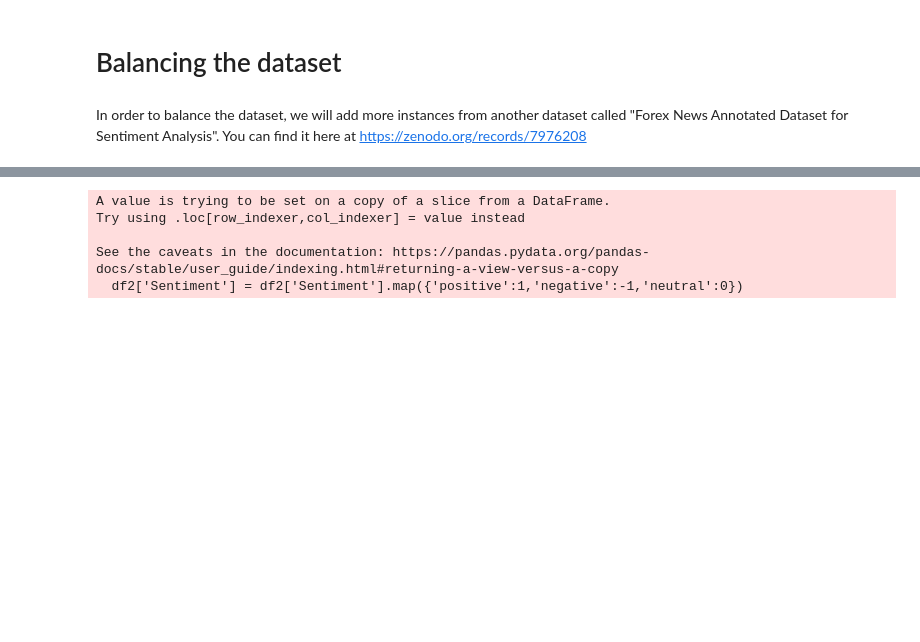
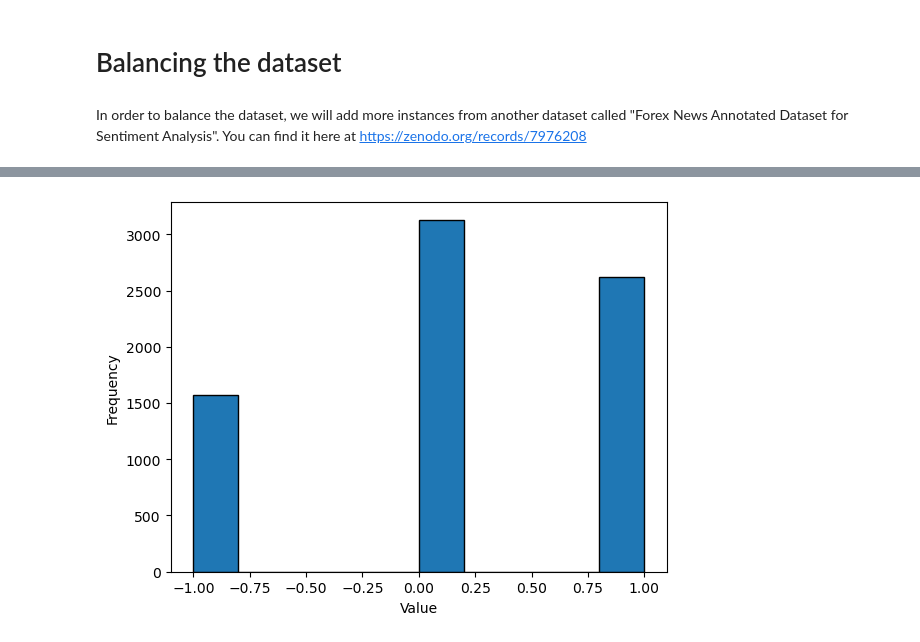
Before and after one commit to MayaHayat/FinancialSentimentAnalysis, a Jupyter notebook: Financial Sentiment Analysis.ipynb, the cells around one changed output, grey strips where cells are left out. Cells and saved outputs as stored; diff of their text form; code cells hidden in the pictures; blank space fills up the shorter version.

```diff
--- a/Financial Sentiment Analysis.ipynb
+++ b/Financial Sentiment Analysis.ipynb
@@ -92,8 +86,2 @@ See the caveats in the documentation: https://pandas.pydata.org/pandas-docs/stab
 # %%
-df2['Sentiment'] = df2['Sentiment'].map({'positive':1,'negative':-1,'neutral':0})
+df2['Sentiment'] = df2['Sentiment'].map({'Positive':1,'Negative':-1,'Neutral':0})
-# %% [output]
-A value is trying to be set on a copy of a slice from a DataFrame.
-Try using .loc[row_indexer,col_indexer] = value instead
-
-See the caveats in the documentation: https://pandas.pydata.org/pandas-docs/stable/user_guide/indexing.html#returning-a-view-versus-a-copy
-  df2['Sentiment'] = df2['Sentiment'].map({'positive':1,'negative':-1,'neutral':0})
@@ -99,0 +92,10 @@ See the caveats in the documentation: https://pandas.pydata.org/pandas-docs/stab
+# %%
+plt.hist(df['Sentiment'], bins=10, edgecolor='black')
+# Add titles and labels
+plt.xlabel('Value')
+plt.ylabel('Frequency')
+
+# Show the plot
+plt.show()
+# %% [output]
+[figure, added]
```
Also changed, not shown: parts of 36 cells of this notebook.
